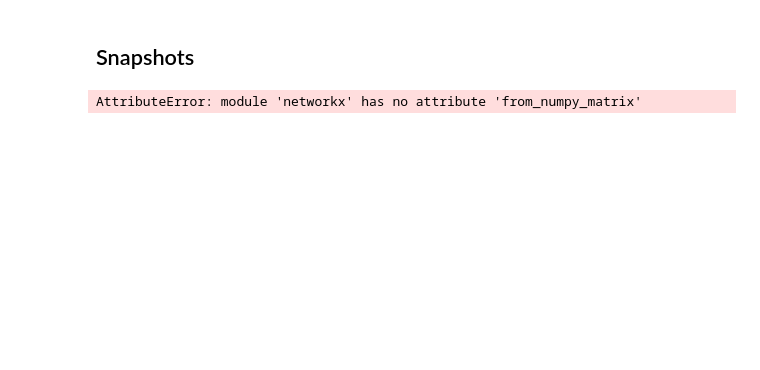
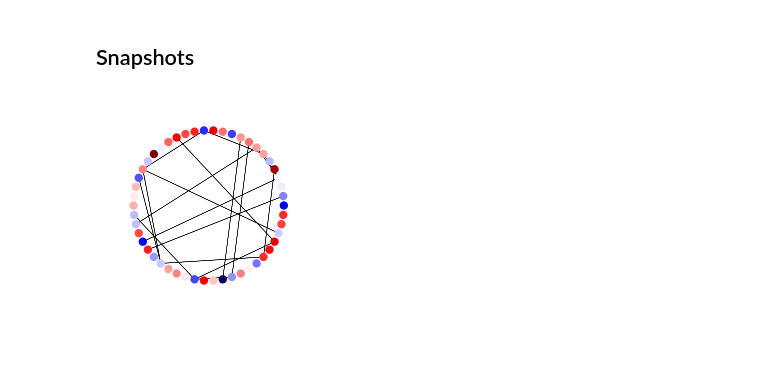
Before and after one commit to Priesemann-Group/perspective_heart_and_brain, a Jupyter notebook: notebooks_figures_paper/FHN_erdos-renyi_toybrain.ipynb, the cells around one changed output. Drawn from its saved outputs; the diff is of its cells as text; code cells hidden in the pictures.

Commit message:
Updated physics brain network

```diff
--- a/notebooks_figures_paper/FHN_erdos-renyi_toybrain.ipynb
+++ b/notebooks_figures_paper/FHN_erdos-renyi_toybrain.ipynb
@@ -387,40 +313,0 @@ raster_ids = {
-# %%
-from matplotlib.patches import Rectangle
-
-width = 28 * mm
-height = 10 * mm
-
-# iterate over the raster data dictionary
-for (label, data) in raster_data.items():
-    print(label)
-    ids = raster_ids[label]
-    # reduce dataframe to ids
-    data_plot = data[data['id'].isin(ids)]
-    num_nodes = len(ids)
-
-    fig = plt.figure(figsize=(width, height), dpi=300)
-    ax = plt.axes([0., 0., 1., 1.], frameon=False, xticks=[],yticks=[])
-    # ax = plt.axes([0.065, 0.18, 0.91, 0.81], frameon=True, yticks=[])
-
-    # plot all action potentials from dataframe as horizontal lines with y value id and length duration
-    for i, row in data_plot.iterrows():
-        time = row['time']
-        duration = row['duration']
-        # index as the location of node in ids
-        index = np.where(ids == row['id'])[0][0]
-        # plot a rectangle for each action potential in firebrick
-        ax.add_patch(Rectangle(xy=(time, num_nodes-index-height_bar/2), width=duration, height=height_bar, facecolor='darkblue'))
-
-    # set limits to time range
-    ax.set_xlim(time_range_small)
-    ax.set_ylim(-height_bar/2, num_nodes+height_bar/2)
-
-    # # add scale bars
-    ax.plot([time_range_small[0], time_range_small[0] + scale_time['width']], [-height_bar/2, -height_bar/2], color='black', lw=2)
-    ax.plot([time_range_small[0], time_range_small[0]], [-height_bar/2, num_nodes+height_bar/2], color='black', lw=2)
-
-
-    # set actual size of figure
-    fig.set_size_inches(width, height)
-
-    fig.savefig(path_figures+f"FHN_erdos_renyi_toybrain_{label}.pdf", **savefig_args)
@@ -616,13 +498,11 @@ height = 14 * mm
 # %%
 # get state of neurons frmo pickle file
 states = pickle.load(gzip.open('./data/FHN_erdos_renyi_toybrain/V_time_evolution_m=0.005.gz', 'rb'))
 connections = pickle.load(gzip.open('./data/FHN_erdos_renyi_toybrain/Connectivity_m=0.005.gz', 'rb'))
 
 fig = plt.figure(figsize=(width, height), dpi=300)
 ax = plt.axes([0., 0., 1., 1.], frameon=False, xticks=[],yticks=[])
-plot_graph_physics_snapshot(states[:, 0], connections, plt.gca(), subset_size=50, format_axes=True)
-# plot_graph_on_circle(states[:, 0], connections, plt.gca(), subset_size=50, format_axes=True, plot_connections=True, arrows=True, marker_size=1, weighted_connections_cmap=None, weighted_connections_norm=None)
-fig.savefig(path_figures+'FHN_erdos-renyi_toybrain_m=0.005_snapshot.pdf', **savefig_args)
+plot_graph_on_circle(states[:, 0], connections, plt.gca(), subset_size=50, format_axes=True, plot_connections=True, arrows=True, marker_size=1, weighted_connections_cmap=None, weighted_connections_norm=None)
+#fig.savefig(path_figures+'FHN_erdos-renyi_toybrain_m=0.005_snapshot.pdf', **savefig_args)
 # %% [output]
-AttributeError: module 'networkx' has no attribute 'from_numpy_matrix'
-[figure, old version]
+[figure, new version]
```
Also changed, not shown: parts of 21 cells of this notebook.
